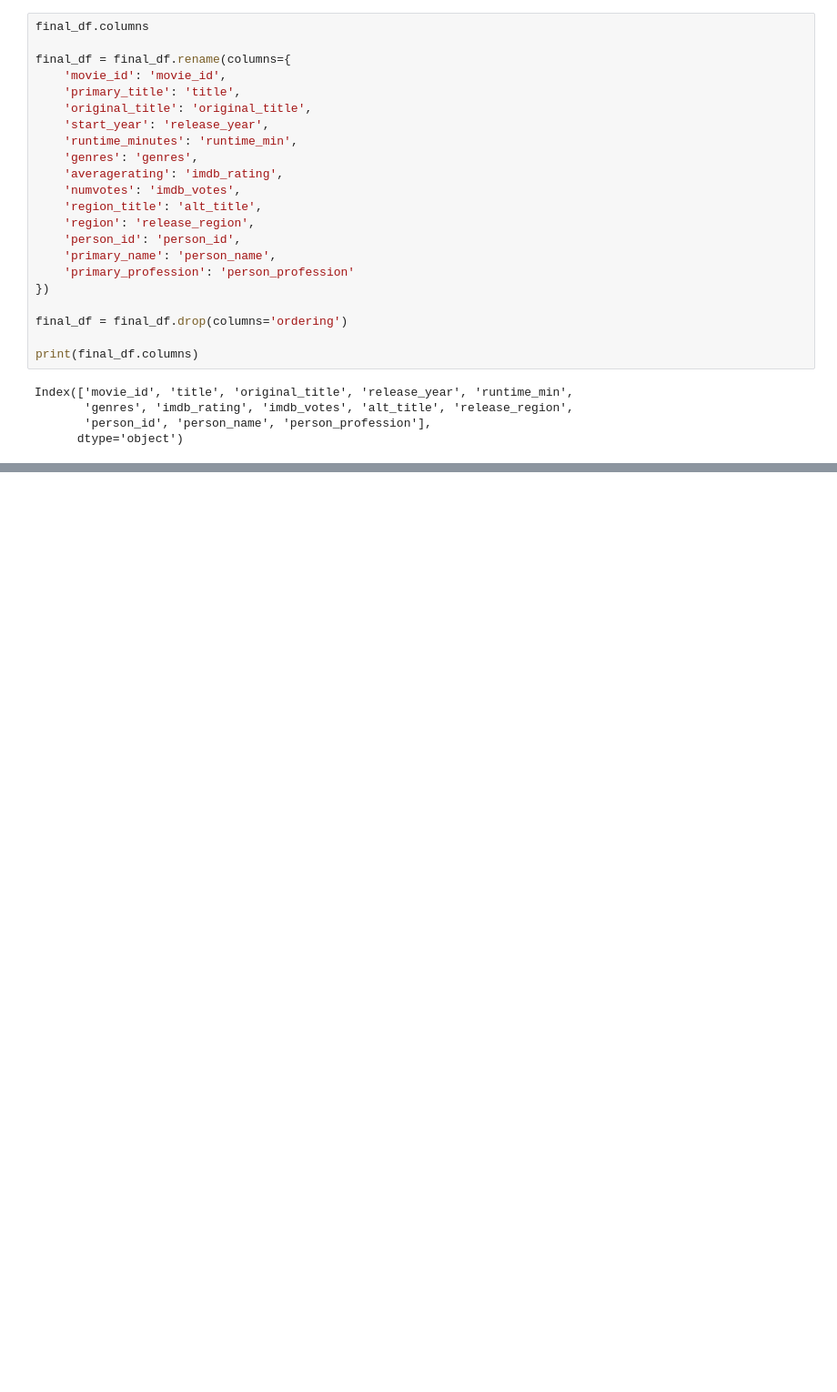
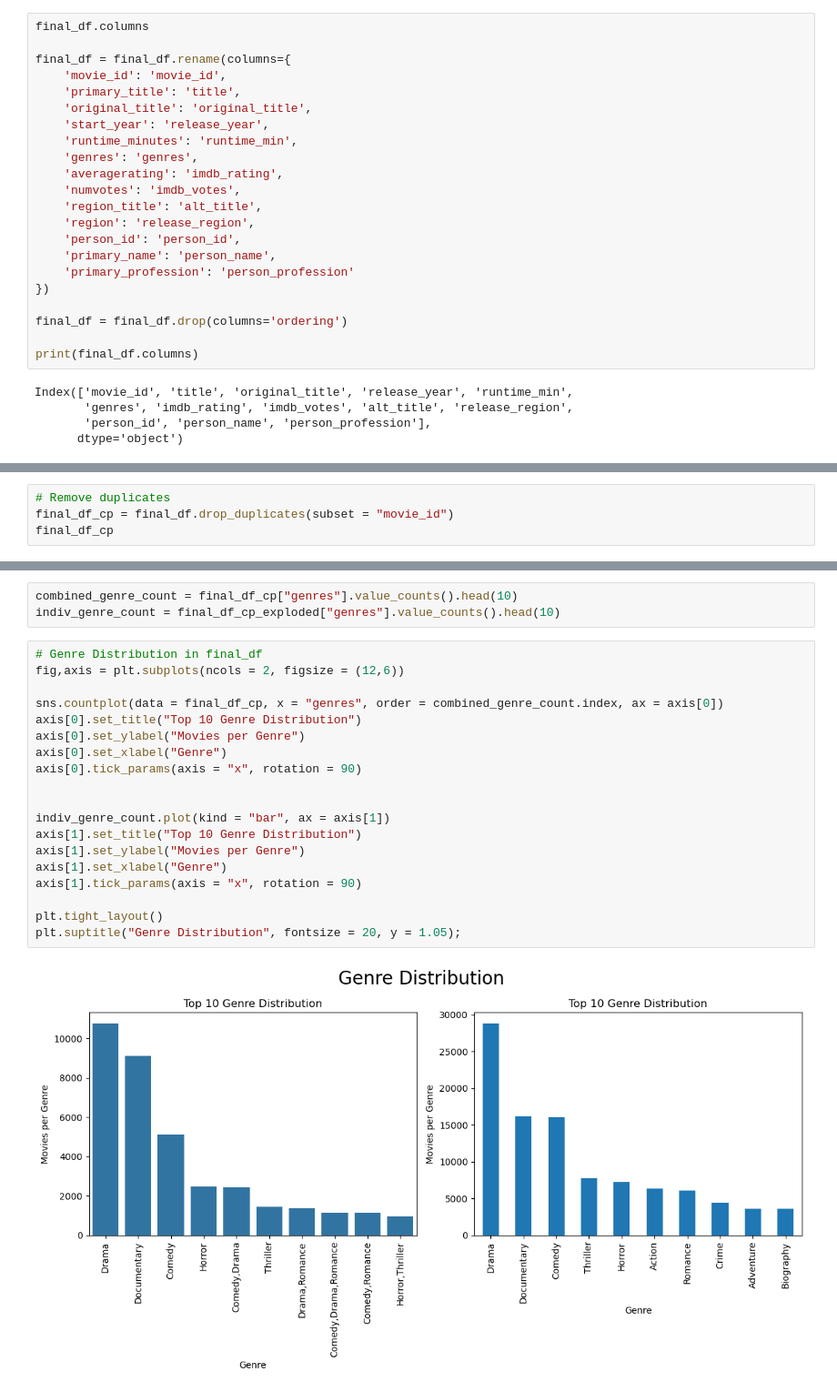
Before and after one commit to Arasirwa/stunning-computing-machine, a Jupyter notebook: notebooks/exploratory.ipynb, the cells around one changed output, grey strips where cells are left out. Shown: that part at 91% size. Cells and saved outputs as stored; diff of their text form; blank space fills up the shorter version.

```diff
--- a/notebooks/exploratory.ipynb
+++ b/notebooks/exploratory.ipynb
@@ -647,0 +650,4 @@ Index(['movie_id', 'title', 'original_title', 'release_year', 'runtime_min',
+# %%
+# Remove duplicates
+final_df_cp = final_df.drop_duplicates(subset = "movie_id")
+final_df_cp
@@ -647,0 +768,24 @@ Index(['movie_id', 'title', 'original_title', 'release_year', 'runtime_min',
+# %%
+combined_genre_count = final_df_cp["genres"].value_counts().head(10)
+indiv_genre_count = final_df_cp_exploded["genres"].value_counts().head(10)
+# %%
+# Genre Distribution in final_df
+fig,axis = plt.subplots(ncols = 2, figsize = (12,6))
+
+sns.countplot(data = final_df_cp, x = "genres", order = combined_genre_count.index, ax = axis[0])
+axis[0].set_title("Top 10 Genre Distribution")
+axis[0].set_ylabel("Movies per Genre")
+axis[0].set_xlabel("Genre")
+axis[0].tick_params(axis = "x", rotation = 90)
+
+
+indiv_genre_count.plot(kind = "bar", ax = axis[1])
+axis[1].set_title("Top 10 Genre Distribution")
+axis[1].set_ylabel("Movies per Genre")
+axis[1].set_xlabel("Genre")
+axis[1].tick_params(axis = "x", rotation = 90)
+
+plt.tight_layout()
+plt.suptitle("Genre Distribution", fontsize = 20, y = 1.05);
+# %% [output]
+[figure, added]
```
Also changed, not shown: parts of 16 cells of this notebook.
